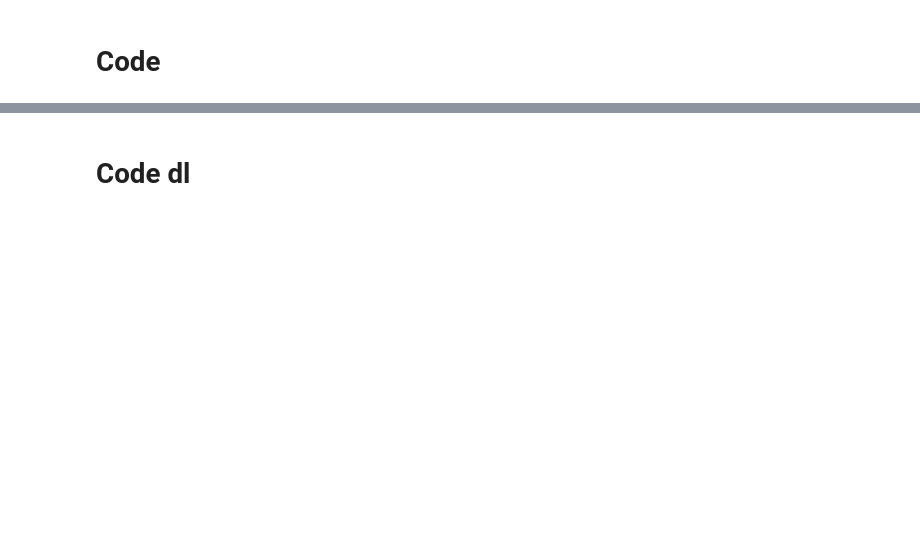
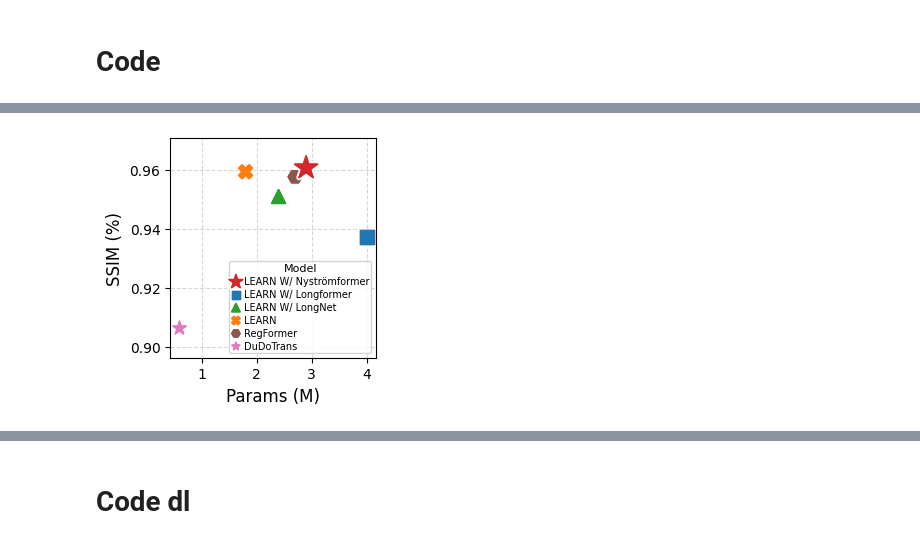
Before and after one commit to leducthanh041/CT-Reconstruction, a Jupyter notebook: Visualization/Trade_off.ipynb, the cells around one changed output, grey strips where cells are left out. Drawn from its saved outputs; the diff is of its cells as text; code cells hidden in the pictures; blank space fills up the shorter version.

Commit message:
update trade-off visualization

```diff
--- a/Visualization/Trade_off.ipynb
+++ b/Visualization/Trade_off.ipynb
@@ -58,0 +3,85 @@ plt.savefig(f'./Visualization/trade_off.png', bbox_inches='tight')
+# %%
+import matplotlib.pyplot as plt
+import numpy as np
+
+# Dữ liệu mô phỏng
+models = [
+    'LEARN W/ Nyströmformer',
+    'LEARN W/ Longformer',
+    'LEARN W/ LongNet',
+    'LEARN W/ Mamba',
+    'LEARN',
+    'RegFormer',
+    'DuDoTrans'
+]
+ssim_values = [0.960681676864624, 0.937358260154724, 0.951, 0.584675788879394, 0.959364354610443, 0.957664012908935, 0.9064]
+params = [2.9, 4.0, 2.4, 2.9, 1.8, 2.7, 0.6]
+
+# Tạo đồ thị
+fig, ax = plt.subplots(figsize=(3, 3))
+
+# Marker cho các mô hình
+shapes = ['P', 's', '^', 'D', 'X', 'H', '*']
+
+# Bảng màu (tách biệt cao)
+palette = {
+    'LEARN W/ Nyströmformer': '#d62728',  # vivid red
+    'LEARN W/ Longformer'   : '#1f77b4',  # blue
+    'LEARN W/ LongNet'      : '#2ca02c',  # green
+    'LEARN W/ Mamba'        : '#9467bd',  # purple
+    'LEARN'                 : '#ff7f0e',  # orange
+    'RegFormer'             : '#8c564b',  # brown
+    'DuDoTrans'             : '#e377c2',  # pink
+}
+
+# Vẽ với lọc SSIM > 0.85 và không viền đen
+for i, model in enumerate(models):
+    if ssim_values[i] <= 0.85:
+        continue  # loại Mamba
+    c = palette[model]
+    if model == 'LEARN W/ Nyströmformer':
+        pts = ax.scatter(
+            params[i], ssim_values[i],
+            s=300, color=c, marker='*', zorder=6, label=model, clip_on=False
+        )
+        # Halo trắng dày để nổi bật (thay cho viền đen)
+        pts.set_path_effects([
+            pe.withStroke(linewidth=4.0, foreground='white'),
+            pe.Normal()
+        ])
+    else:
+        pts = ax.scatter(
+            params[i], ssim_values[i],
+            s=100, color=c, marker=shapes[i], zorder=3, label=model, clip_on=False
+        )
+        # Halo trắng mỏng giúp tách nền và vẫn không có viền đen
+        pts.set_path_effects([
+            pe.withStroke(linewidth=2.0, foreground='white'),
+            pe.Normal()
+        ])
+
+ax.set_xlabel('Params (M)', fontsize=12)
+ax.set_ylabel('SSIM (%)', fontsize=12)
+
+# Legend: ký hiệu nhỏ lại, không ảnh hưởng kích thước điểm thật
+ax.legend(
+    title='Model',
+    fontsize=7, title_fontsize=8,
+    loc='lower right',
+    frameon=True, framealpha=0.85,
+    borderpad=0.2, handlelength=1.0,
+    handletextpad=0.3, labelspacing=0.3,
+    markerscale=0.6,    # << thu nhỏ marker trong legend
+    scatterpoints=1
+)
+
+# Giới hạn trục tập trung vùng SSIM cao
+yvals = [v for v in ssim_values if v > 0.85]
+ax.set_ylim(min(yvals) - 0.01, max(yvals) + 0.01)
+ax.grid(True, linestyle='--', alpha=0.5)
+ax.set_axisbelow(True)
+
+plt.tight_layout()
+plt.savefig('./Visualization/trade_off.png', bbox_inches='tight', dpi=300)
+# %% [output]
+[figure, added]
```
Also changed, not shown: parts of 5 cells of this notebook, 6 other files.
